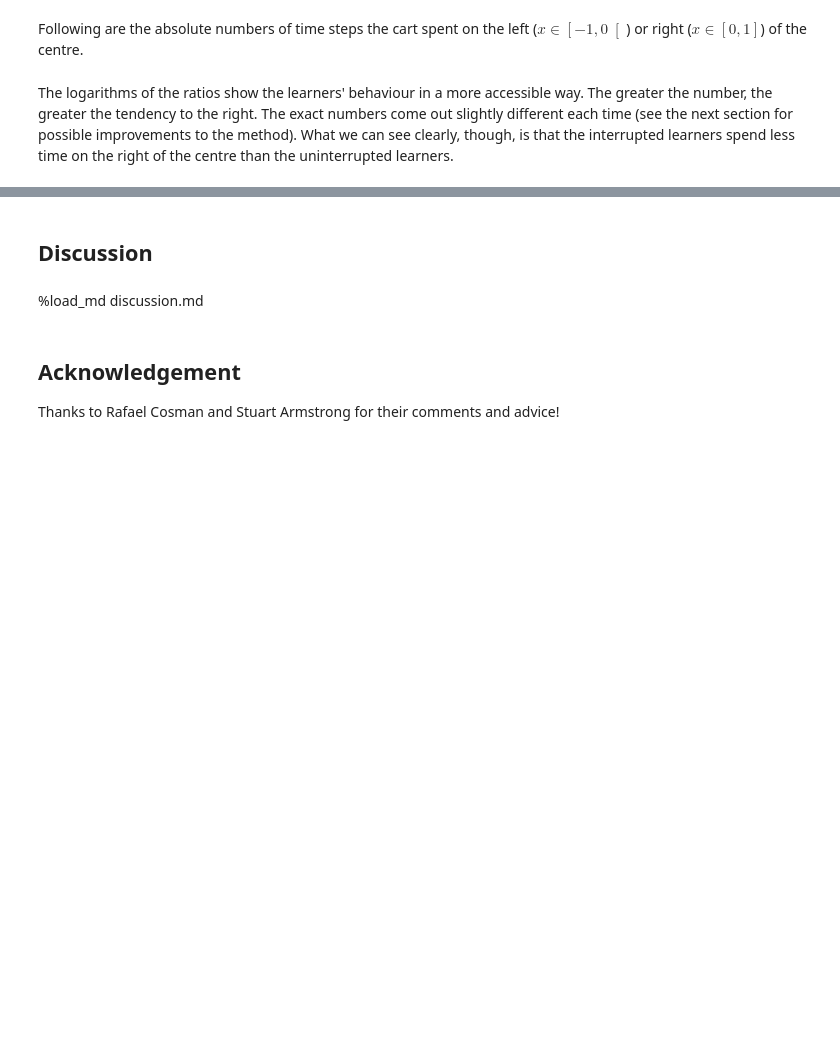
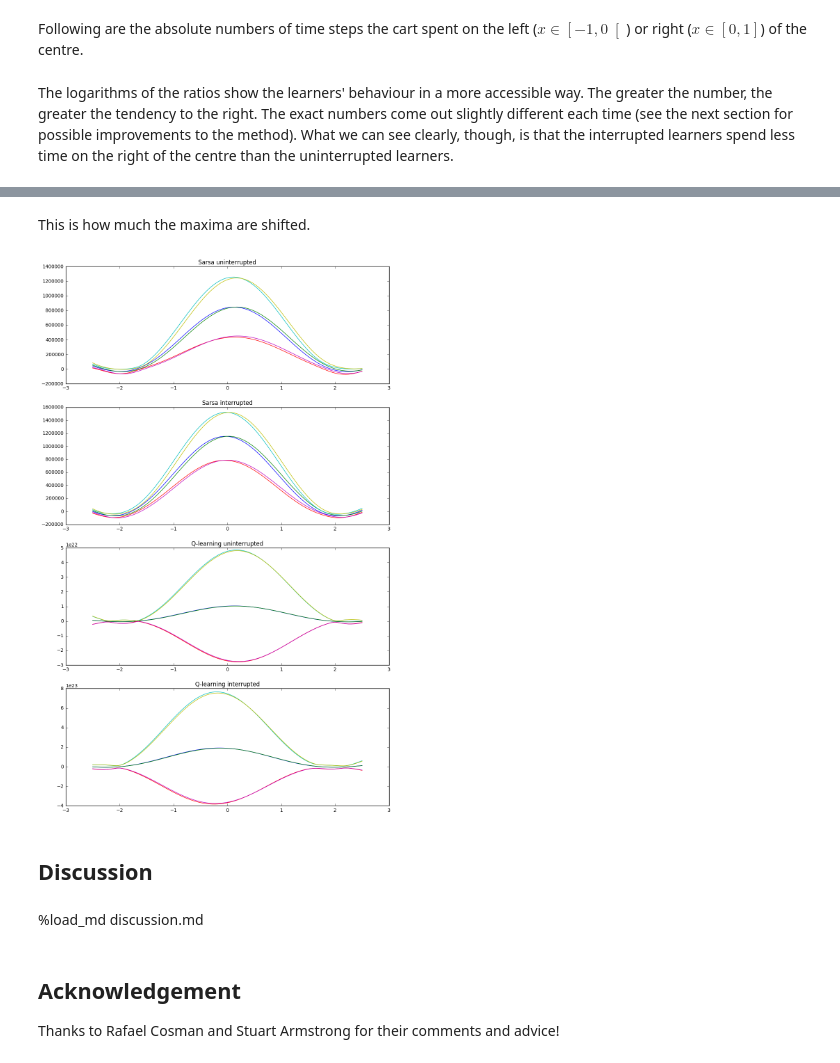
Before and after one commit to rmoehn/cartpole, a Jupyter notebook: notebooks/OffSwitchCartPole.ipynb, the cells around one changed output, grey strips where cells are left out. Cells and saved outputs as stored; diff of their text form; code cells hidden in the pictures; blank space fills up the shorter version.

```diff
--- a/notebooks/OffSwitchCartPole.ipynb
+++ b/notebooks/OffSwitchCartPole.ipynb
@@ -336,0 +357,6 @@ Qs =
+# %%
+for algo in ('Sarsa', 'Q-learning'):
+    for act in (0, 1):
+        print algo, act
+        print x_samples[ np.argmax(Qs['interrupted'][algo]['means'][act]) ] \
+            - x_samples[ np.argmax(Qs['uninterrupted'][algo]['means'][act]) ]
@@ -337,3 +372,20 @@ Qs =
+# %% [markdown]
+This is how much the maxima are shifted.
+# %%
+figure = pyplot.figure(figsize=(12,20))
+for i, (algo, interr) in enumerate(keyseq()):
+    ax = figure.add_subplot(4, 1, i + 1)
+    ax.set_title("{} {}".format(algo, interr))
+    ax.plot(x_samples, Qs[interr][algo]['means'][0])
+    ax.plot(x_samples, Qs[interr][algo]['means'][1])
+    ax.plot(x_samples, Qs[interr][algo]['means'][0] - Qs[interr][algo]['stds'][0])
+    ax.plot(x_samples, Qs[interr][algo]['means'][0] + Qs[interr][algo]['stds'][0])
+    ax.plot(x_samples, Qs[interr][algo]['means'][1] - Qs[interr][algo]['stds'][1])
+    ax.plot(x_samples, Qs[interr][algo]['means'][1] + Qs[interr][algo]['stds'][1])
+
+pyplot.show()
+# %% [output]
+[figure, added]
 # %% [markdown]
 ## Discussion
 # %% [markdown]
```
Also changed, not shown: parts of 21 cells of this notebook.
